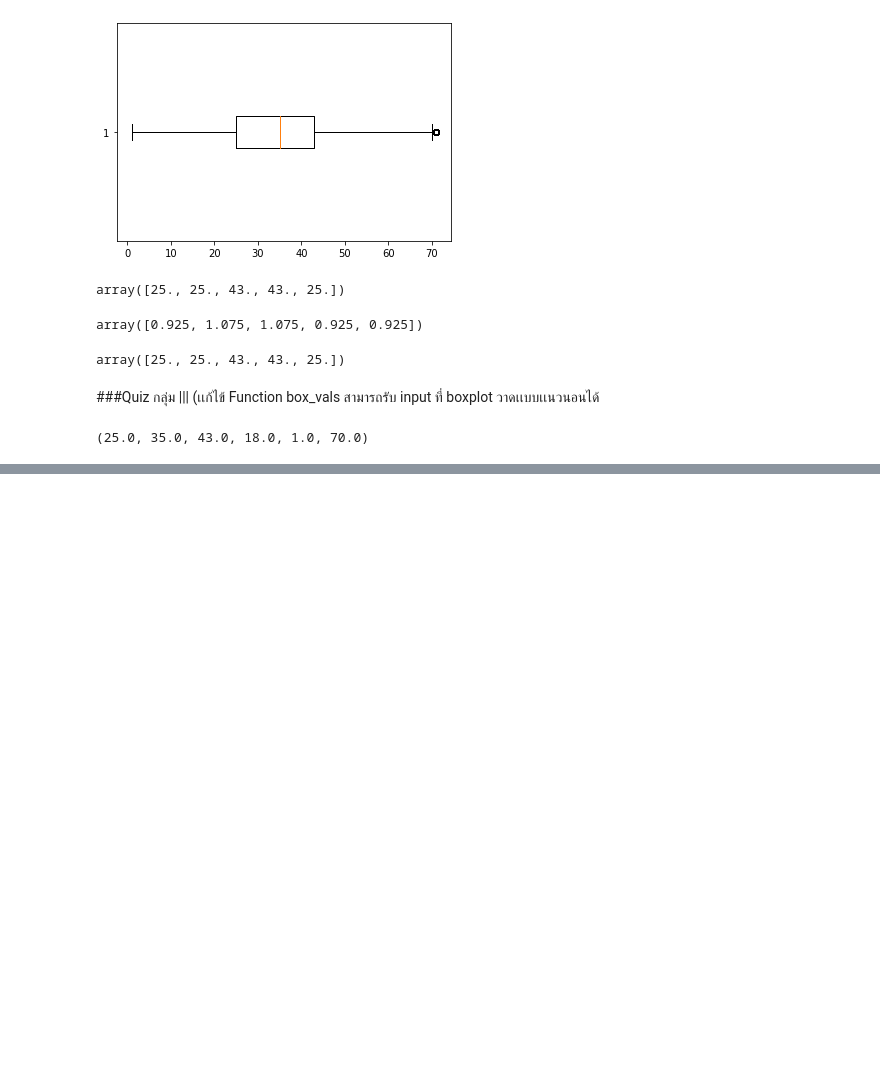
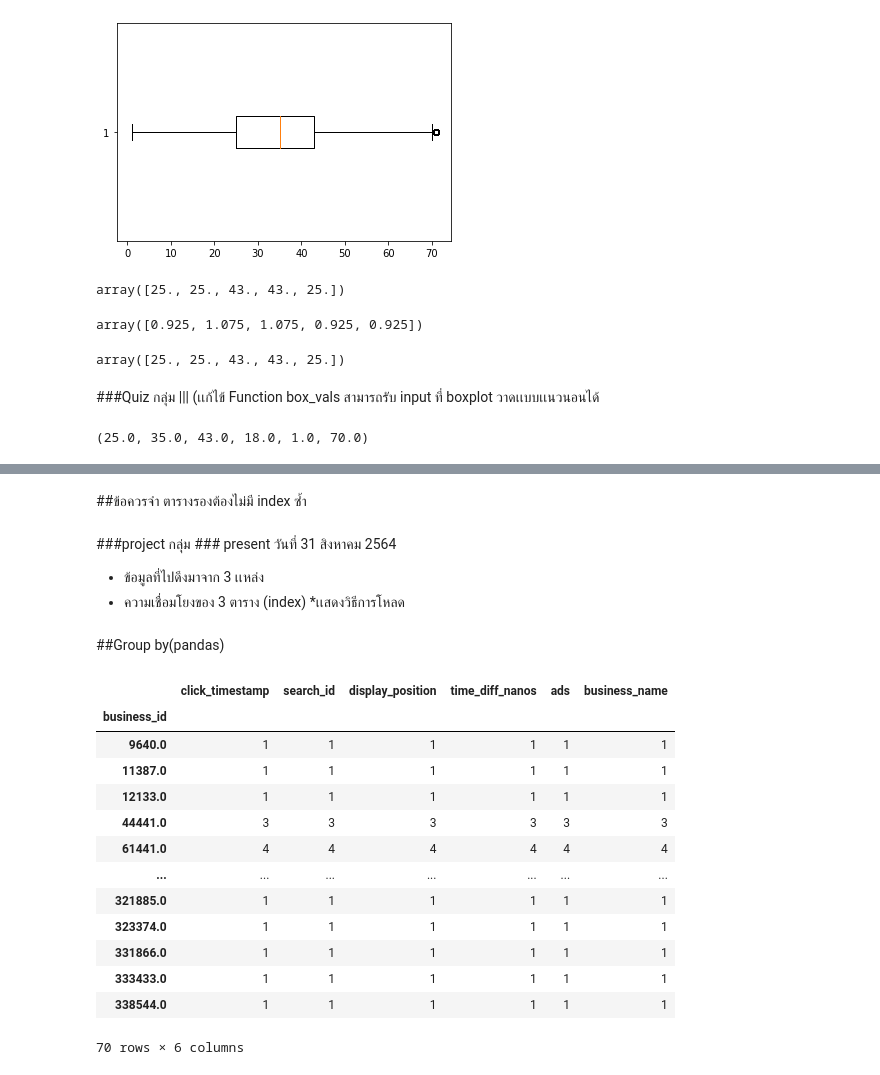
Before and after one commit to Chanunchida-May/DWDM21, a Jupyter notebook: Data_Preprocessing_(chapter3).ipynb, the cells around one changed output, grey strips where cells are left out. Cells and saved outputs as stored; diff of their text form; code cells hidden in the pictures; blank space fills up the shorter version.

```diff
--- a/Data_Preprocessing_(chapter3).ipynb
+++ b/Data_Preprocessing_(chapter3).ipynb
@@ -1146,0 +1312,27 @@ box_vals(data_dict)
+# %% [markdown]
+##ข้อควรจำ ตารางรองต้องไม่มี index ซ้ำ
+# %% [markdown]
+###project กลุ่ม ###
+present วันที่ 31 สิงหาคม 2564
+* ข้อมูลที่ไปดึงมาจาก 3 เเหล่ง
+* ความเชื่อมโยงของ 3 ตาราง (index)
+*เเสดงวิธีการโหลด
+# %% [markdown]
+##Group by(pandas)
+# %%
+search100.groupby('business_id').count() #โชว์ว่ามีคนกดเข้าดูมากน้อยเเค่ไหน
+# %% [output]
+|  | click_timestamp | search_id | display_position | time_diff_nanos | ads | business_name |
+| business_id |  |  |  |  |  |  |
+| 9640.0 | 1 | 1 | 1 | 1 | 1 | 1 |
+| 11387.0 | 1 | 1 | 1 | 1 | 1 | 1 |
+| 12133.0 | 1 | 1 | 1 | 1 | 1 | 1 |
+| 44441.0 | 3 | 3 | 3 | 3 | 3 | 3 |
+| 61441.0 | 4 | 4 | 4 | 4 | 4 | 4 |
+| ... | ... | ... | ... | ... | ... | ... |
+| 321885.0 | 1 | 1 | 1 | 1 | 1 | 1 |
+| 323374.0 | 1 | 1 | 1 | 1 | 1 | 1 |
+| 331866.0 | 1 | 1 | 1 | 1 | 1 | 1 |
+| 333433.0 | 1 | 1 | 1 | 1 | 1 | 1 |
+| 338544.0 | 1 | 1 | 1 | 1 | 1 | 1 |
+70 rows × 6 columns
```
Also changed, not shown: parts of 26 cells of this notebook.
